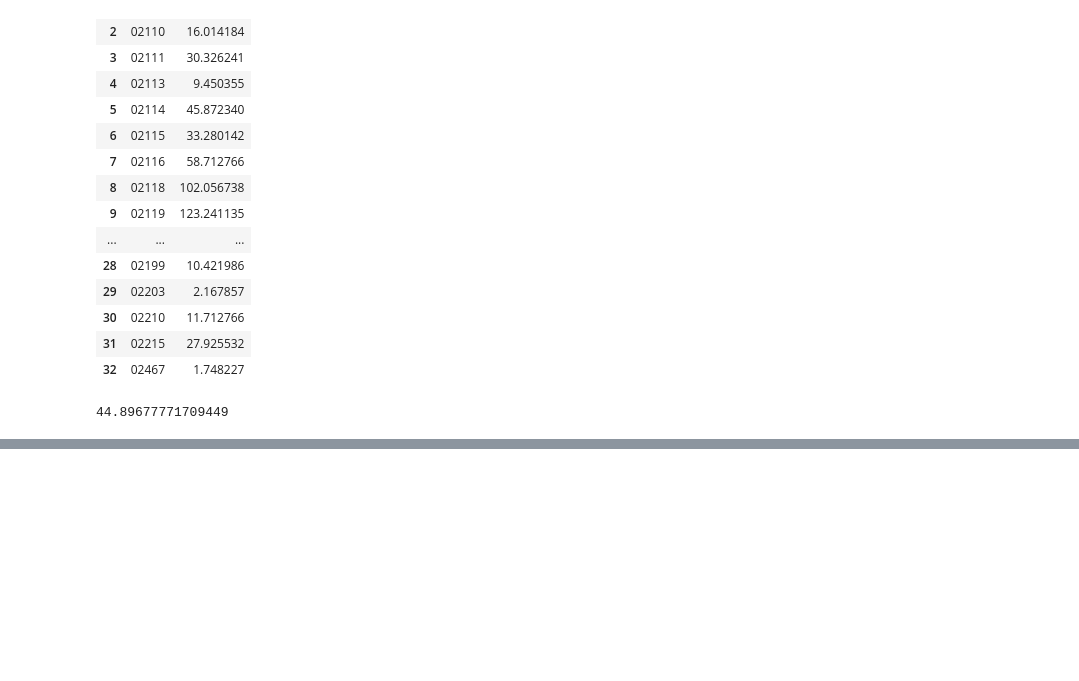
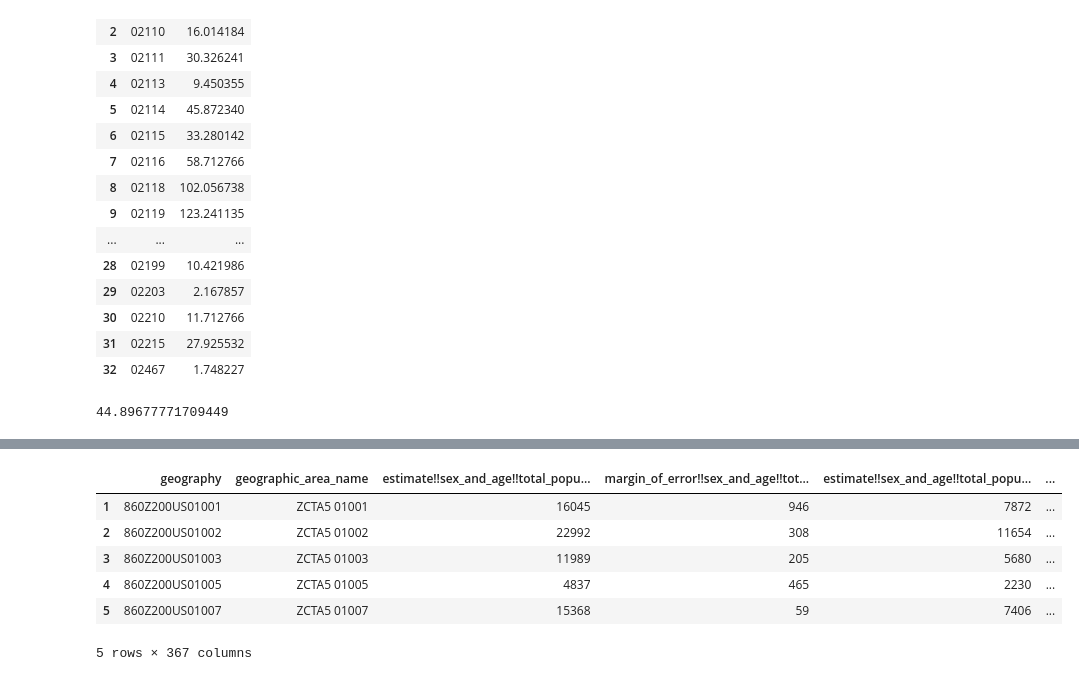
Before and after one commit to bail-reform/NYC, a Jupyter notebook: Boston_Data_Aggregation.ipynb, the cells around one changed output, grey strips where cells are left out. Cells and saved outputs as stored; diff of their text form; code cells hidden in the pictures; blank space fills up the shorter version.

```diff
--- a/Boston_Data_Aggregation.ipynb
+++ b/Boston_Data_Aggregation.ipynb
@@ -192,0 +237,12 @@ weekly_data.to_csv(file_path + '/boston_weekly_data.csv', index=False)
+# %%
+pop.columns = pop.columns.str.lower()
+pop.columns = pop.columns.str.replace(' ', '_')
+pop.head()
+# %% [output]
+|  | geography | geographic_area_name | estimate!!sex_and_age!!total_popu... | margin_of_error!!sex_and_age!!tot... | estimate!!sex_and_age!!total_popu... | ... |
+| 1 | 860Z200US01001 | ZCTA5 01001 | 16045 | 946 | 7872 | ... |
+| 2 | 860Z200US01002 | ZCTA5 01002 | 22992 | 308 | 11654 | ... |
+| 3 | 860Z200US01003 | ZCTA5 01003 | 11989 | 205 | 5680 | ... |
+| 4 | 860Z200US01005 | ZCTA5 01005 | 4837 | 465 | 2230 | ... |
+| 5 | 860Z200US01007 | ZCTA5 01007 | 15368 | 59 | 7406 | ... |
+5 rows × 367 columns
```
Also changed, not shown: parts of 24 cells of this notebook.
